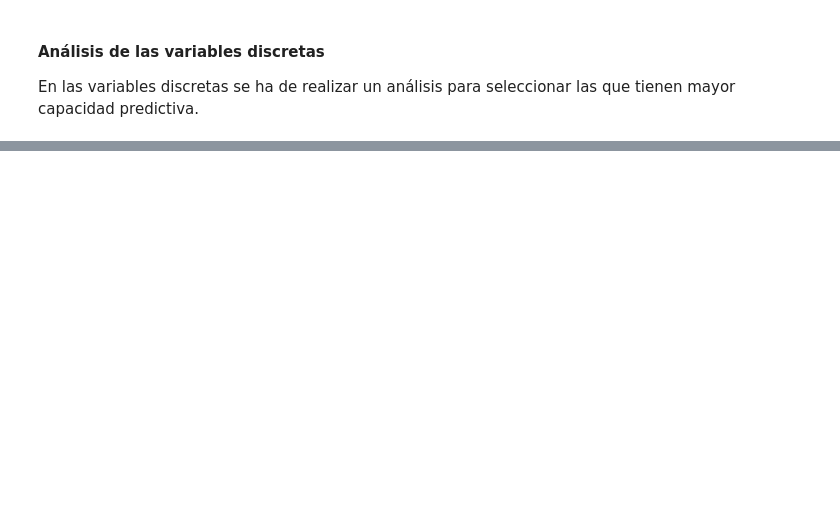
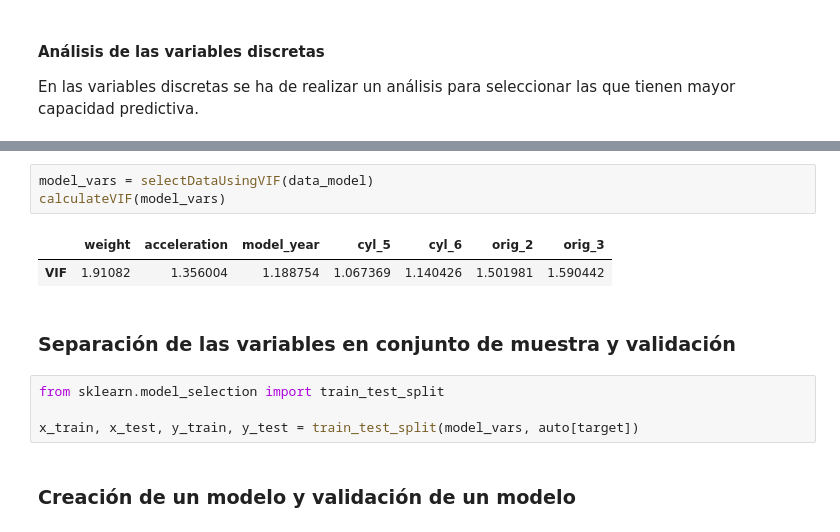
Before and after one commit to crisqm/master-exercises, a Jupyter notebook: Modulo 3/Caso final/Ejercicio_1_Caso_Final.ipynb, the cells around one changed output, grey strips where cells are left out. Cells and saved outputs as stored; diff of their text form; blank space fills up the shorter version.

```diff
--- a/Modulo 3/Caso final/Ejercicio_1_Caso_Final.ipynb
+++ b/Modulo 3/Caso final/Ejercicio_1_Caso_Final.ipynb
@@ -160,0 +129,14 @@ calculateIV(auto, categorical, target)
+# %%
+model_vars = selectDataUsingVIF(data_model)
+calculateVIF(model_vars)
+# %% [output]
+|  | weight | acceleration | model_year | cyl_5 | cyl_6 | orig_2 | orig_3 |
+| VIF | 1.91082 | 1.356004 | 1.188754 | 1.067369 | 1.140426 | 1.501981 | 1.590442 |
+# %% [markdown]
+### Separación de las variables en conjunto de muestra y validación
+# %%
+from sklearn.model_selection import train_test_split
+
+x_train, x_test, y_train, y_test = train_test_split(model_vars, auto[target])
+# %% [markdown]
+### Creación de un modelo y validación de un modelo
```
Also changed, not shown: parts of 18 cells of this notebook.
